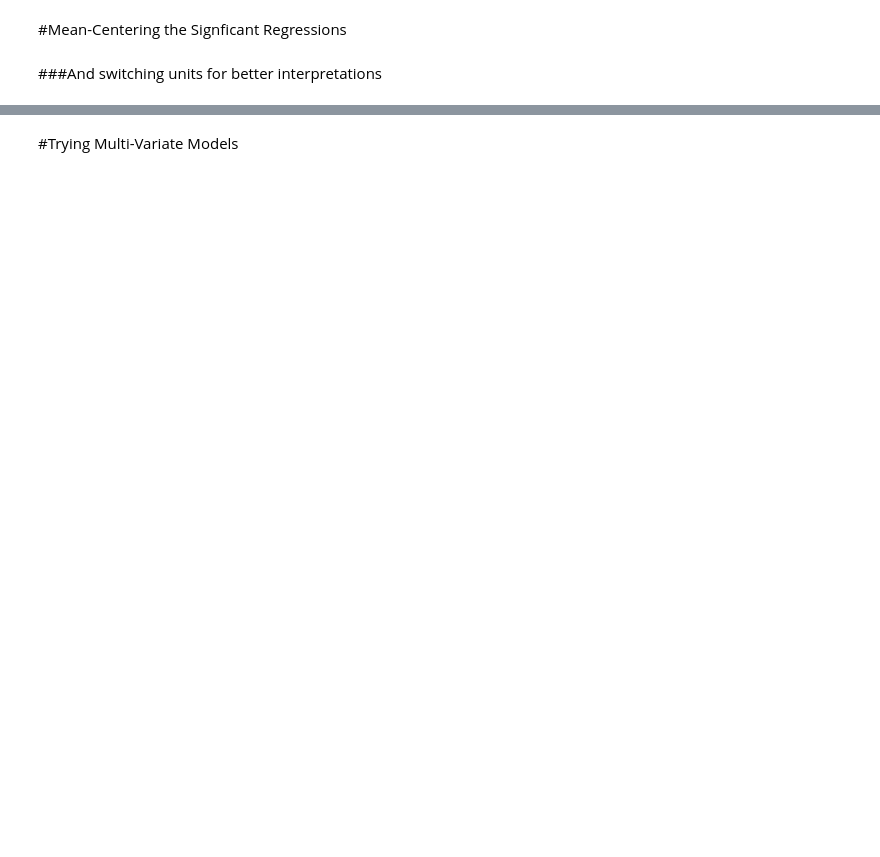
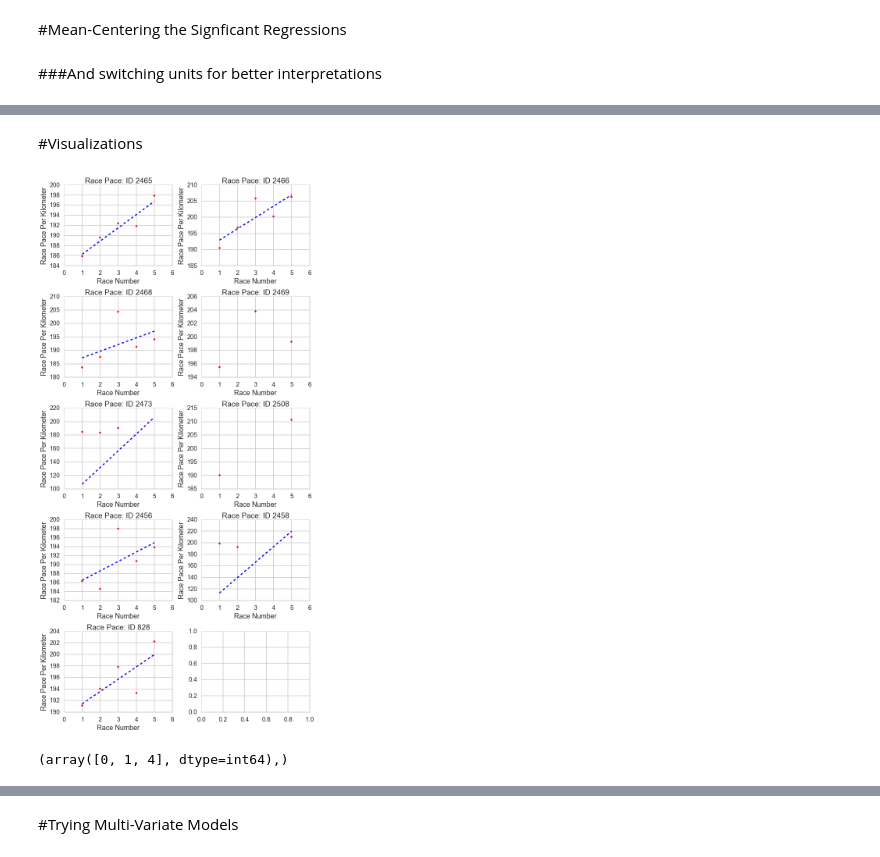
Before and after one commit to callen13/Senior_Thesis, a Jupyter notebook: sequential_model_selection.ipynb, the cells around one changed output, grey strips where cells are left out. Cells and saved outputs as stored; diff of their text form; code cells hidden in the pictures; blank space fills up the shorter version.

```diff
--- a/sequential_model_selection.ipynb
+++ b/sequential_model_selection.ipynb
@@ -173,0 +248,5 @@ df.head()
+# %%
+df.stress_during_week_2[df['stress_during_week_2'] >= 4]=5
+df.stress_during_week_2[df['stress_during_week_2'] == 3]=2.5
+df.stress_during_week_2[df['stress_during_week_2'] == 2]=2.5
+df.stress_during_week_2[df['stress_during_week_2'] == 1]=0
@@ -173,0 +275,16 @@ df.head()
+# %%
+#For plotting later
+df_pre = df
+df_pre['REM_2nd_Night_Before']=df_pre['REM_2nd_Night_Before'].div(60000.0)
+df_pre['REM_Weighted_2_Days']=df_pre['REM_Weighted_2_Days'].div(60000.0)
+df_pre['REM_Weighted_3_Days']=df_pre['REM_Weighted_3_Days'].div(60000.0)
+df_pre['REM_Weighted_4_Days']=df_pre['REM_Weighted_4_Days'].div(60000.0)
+df_pre['REM_Expo_Weighted_2_Days']=df_pre['REM_Expo_Weighted_2_Days'].div(60000.0)
+df_pre['total_sleep_weighted_3days']=df_pre['total_sleep_weighted_3days'].div(60000.0)
+
+df_pre['total_sleep_weighted_2days']=df_pre['total_sleep_weighted_2days'].div(60000.0)
+df_pre['total_sleep_weighted_4days']=df_pre['total_sleep_weighted_4days'].div(60000.0)
+df_pre['total_sleep_weighted_5days']=df_pre['total_sleep_weighted_5days'].div(60000.0)
+df_pre['total_sleep_weighted_6days']=df_pre['total_sleep_weighted_6days'].div(60000.0)
+df_pre['REM_Expo_Weighted_3days']=df_pre['REM_Expo_Weighted_3days'].div(60000.0)
+df_pre['REM_Expo_Weighted_4days']=df_pre['REM_Expo_Weighted_4days'].div(60000.0)
@@ -180,4 +402,6 @@ df.head()
 mean_df = df.groupby('user_id').mean().reset_index()
 mean_df = mean_df.drop(['race_period', 'user_2456', 'user_2458', 'user_2465', 'user_2466', 'user_2473', 'user_2508', 'user_2439',
                         'user_2469', 'user_2468', 'FP_5K', 'Wisco_8K', 'Brown_8K', 'VCP_8K_Heps', 'FP_10K', 'VCP_8K_IC4A'], axis=1)
-mean_df
+mean_df.rename(columns=lambda x: x+'_mean', inplace=True)
+mean_df.rename(columns={'user_id_mean':'user_id'}, inplace=True)
+df = df.merge(mean_df, how="left")
@@ -194,0 +459,20 @@ mean_df
+# %% [markdown]
+#Visualizations
+# %%
+users = list(set(df.user_id))
+# %%
+fig, axes = plt.subplots(nrows=5, ncols=2, figsize=(10, 20), tight_layout=True)
+for ax, user in zip(axes.ravel(),users):
+    person = df_pre[df_pre['user_id']==user]
+    ax.scatter(person.race_period, person.pace_per_k, color="red")
+    ax.plot(person.race_period, np.poly1d(np.polyfit(person.race_period, person.pace_per_k, 1))(person.race_period), '--b')
+    ax.set_title('Race Pace: ID '+(str(user)))
+    ax.set_ylabel('Race Pace Per Kilometer')
+    ax.set_xlabel('Race Number')
+# %% [output]
+[figure, added]
+# %%
+test=df_2458.pace_per_k
+print np.where(~np.isnan(test))
+# %% [output]
+(array([0, 1, 4], dtype=int64),)
```
Also changed, not shown: parts of 44 cells of this notebook, 1 other file.
